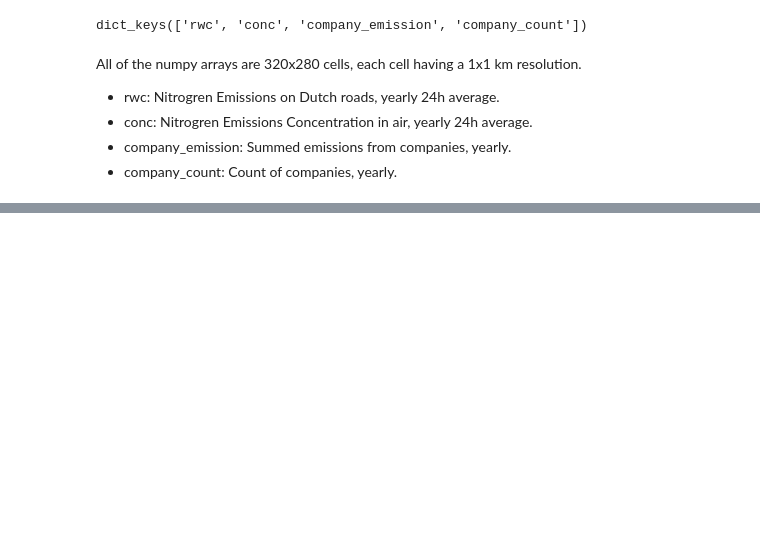
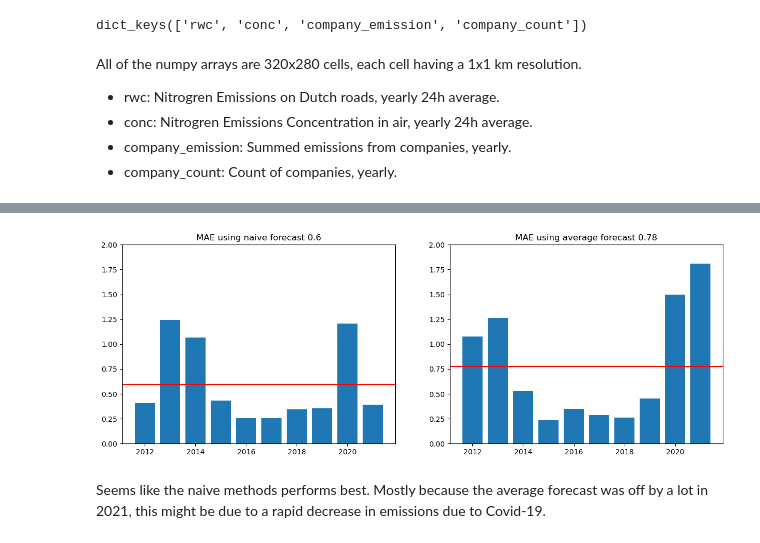
Before and after one commit to BobMerkus/ADS-INFOMSDASM, a Jupyter notebook: project.ipynb, the cells around one changed output, grey strips where cells are left out. Saved outputs shown, nothing was run; the diff lists cells and outputs as text; code cells hidden in the pictures; blank space fills up the shorter version.

```diff
--- a/project.ipynb
+++ b/project.ipynb
@@ -56,3 +57,9 @@ All of the numpy arrays are 320x280 cells, each cell having a 1x1 km resolution.
 - conc: Nitrogren Emissions Concentration in air, yearly 24h average.
 - company_emission: Summed emissions from companies, yearly.
 - company_count: Count of companies, yearly.
+# %%
+# calculate baseline model scores
+import matplotlib.pyplot as plt
+import numpy as np
+baseline_metrics = data_import_baseline_metrics()
+print(baseline_metrics)
@@ -58,0 +84,15 @@ All of the numpy arrays are 320x280 cells, each cell having a 1x1 km resolution.
+# %%
+fig, ax = plt.subplots(1,2, figsize = (15,5))
+ax[0].bar(baseline_metrics['year'], baseline_metrics['naive'])
+ax[0].set_title(f'MAE using naive forecast {round(baseline_metrics["naive"].mean(), 2)}')
+ax[0].axhline(y=np.nanmean(baseline_metrics['naive']), color = 'r')
+ax[0].set_ylim(0, 2)
+ax[1].bar(baseline_metrics['year'], baseline_metrics['average'])
+ax[1].set_title(f'MAE using average forecast {round(baseline_metrics["average"].mean(), 2)}')
+ax[1].axhline(y=np.nanmean(baseline_metrics['average']), color = 'r')
+ax[1].set_ylim(0, 2)
+plt.show()
+# %% [output]
+[figure, added]
+# %% [markdown]
+Seems like the naive methods performs best. Mostly because the average forecast was off by a lot in 2021, this might be due to a rapid decrease in emissions due to Covid-19.
```
Also changed, not shown: parts of 6 cells of this notebook, 1 other file.
